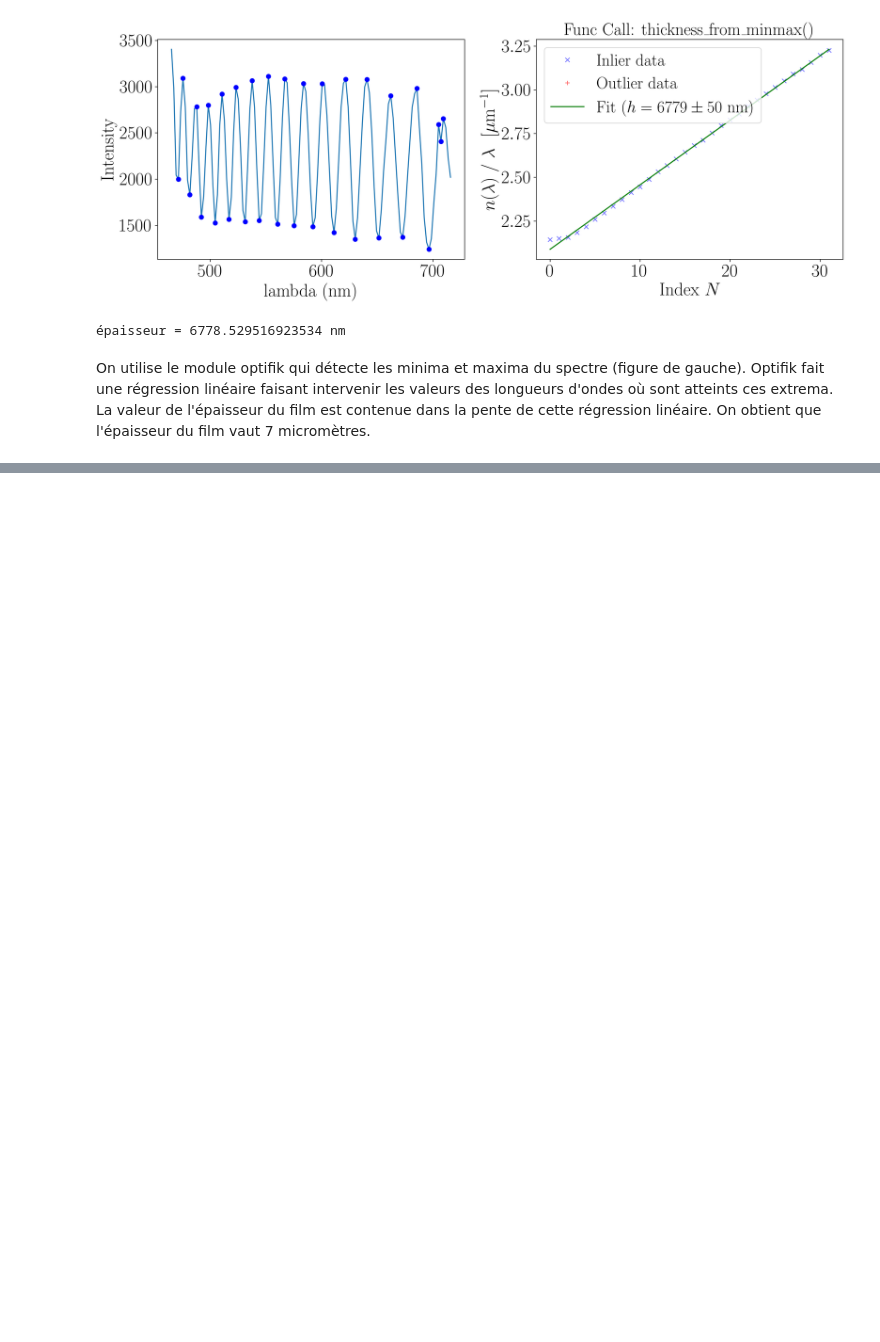
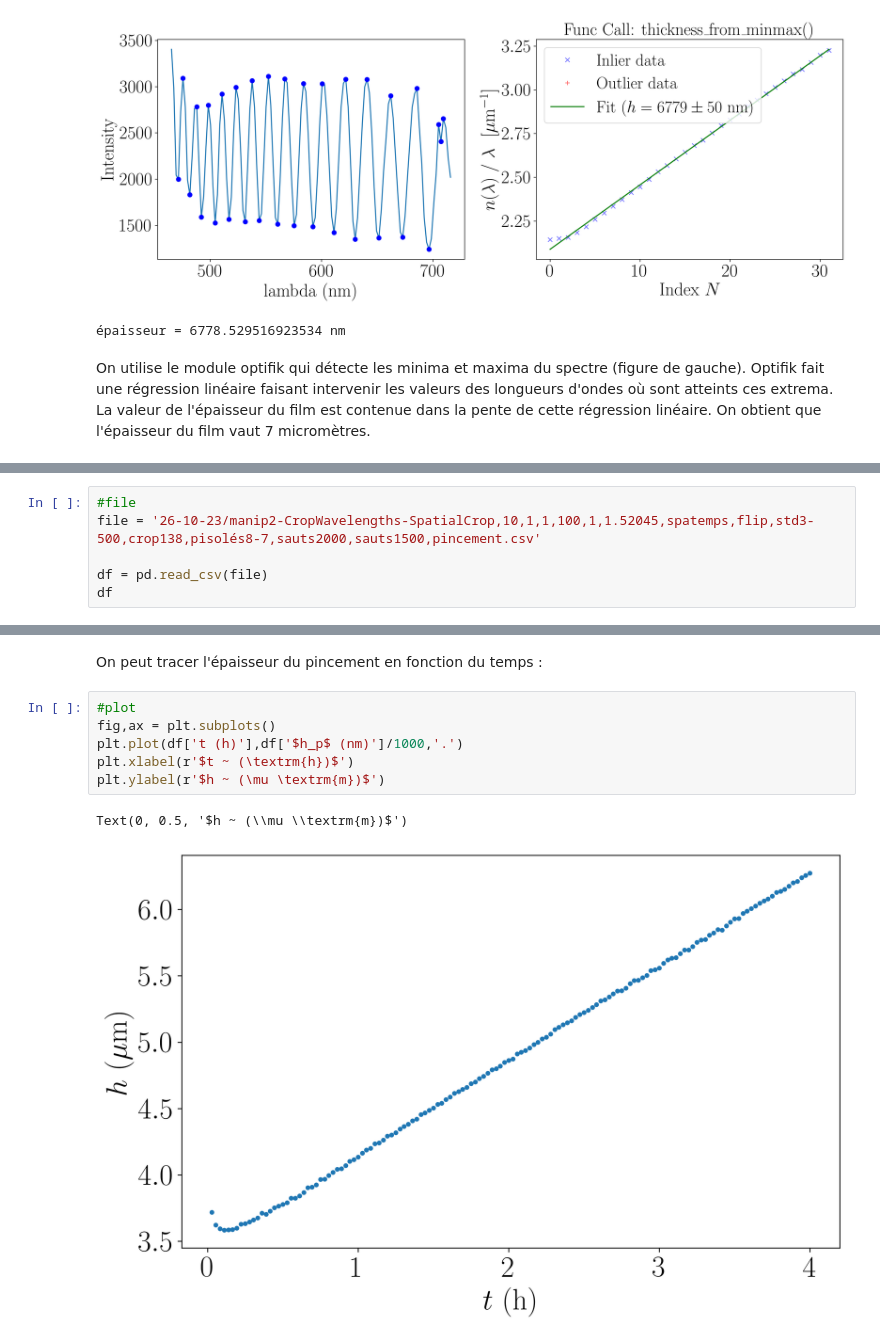
Before and after one commit to aliciaaef/thin-film-hyperspectral, a Jupyter notebook: main.ipynb, the cells around one changed output, grey strips where cells are left out. Drawn from its saved outputs; the diff is of its cells as text; blank space fills up the shorter version.

```diff
--- a/main.ipynb
+++ b/main.ipynb
@@ -66,0 +100,6 @@ On obtient que l'épaisseur du film vaut 7 micromètres.
+# %%
+#file
+file = '26-10-23/manip2-CropWavelengths-SpatialCrop,10,1,1,100,1,1.52045,spatemps,flip,std3-500,crop138,pisolés8-7,sauts2000,sauts1500,pincement.csv'
+
+df = pd.read_csv(file)
+df
@@ -66,0 +120,11 @@ On obtient que l'épaisseur du film vaut 7 micromètres.
+# %% [markdown]
+On peut tracer l'épaisseur du pincement en fonction du temps :
+# %%
+#plot
+fig,ax = plt.subplots()
+plt.plot(df['t (h)'],df['$h_p$ (nm)']/1000,'.')
+plt.xlabel(r'$t ~ (\textrm{h})$')
+plt.ylabel(r'$h ~ (\mu \textrm{m})$')
+# %% [output]
+Text(0, 0.5, '$h ~ (\\mu \\textrm{m})$')
+[figure, added]
```
Also changed, not shown: parts of 15 cells of this notebook, 4 other files.
